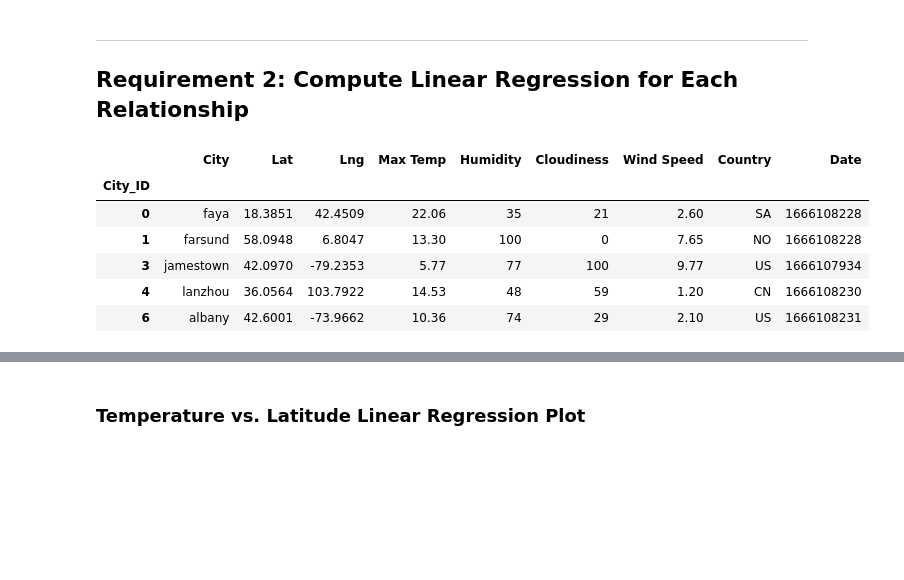
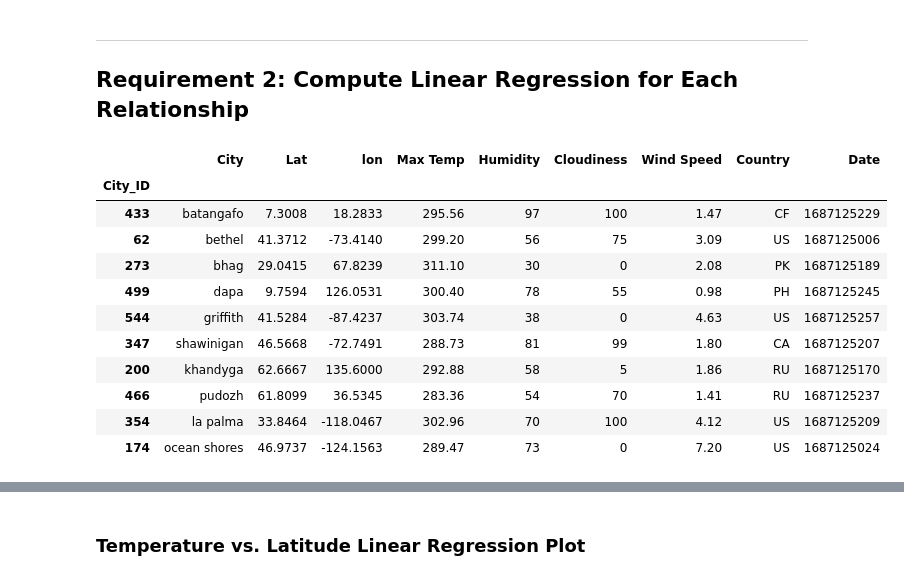
Before and after one commit to kendraliu/Python-API-Challenge-Weather-and-Vacation-Planner, a Jupyter notebook: WeatherPy.ipynb, the cells around one changed output, grey strips where cells are left out. Cells and saved outputs as stored; diff of their text form; code cells hidden in the pictures; blank space fills up the shorter version.

```diff
--- a/WeatherPy.ipynb
+++ b/WeatherPy.ipynb
@@ -264,6 +264,6 @@ city_data_df.to_csv("output_data/cities.csv", index_label="City_ID")
 # %%
 # Read saved data
-city_data_df = pd.read_csv("output_data/cities.csv", index_col="City_ID")
+city_data_df = pd.read_csv("Output Data/cities.csv", index_col="City_ID")
 
 # Display sample data
 city_data_df.head()
@@ -351,16 +371,21 @@ plt.show()
 # %%
 # Create a DataFrame with the Northern Hemisphere data (Latitude >= 0)
-# YOUR CODE HERE
+northern_hemi_df = city_data_df[city_data_df["Lat"] >= 0]
 
 # Display sample data
-northern_hemi_df.head()
+northern_hemi_df.sample(10)
 # %% [output]
-|  | City | Lat | Lng | Max Temp | Humidity | Cloudiness | Wind Speed | Country | Date |
+|  | City | Lat | lon | Max Temp | Humidity | Cloudiness | Wind Speed | Country | Date |
 | City_ID |  |  |  |  |  |  |  |  |  |
-| 0 | faya | 18.3851 | 42.4509 | 22.06 | 35 | 21 | 2.60 | SA | 1666108228 |
-| 1 | farsund | 58.0948 | 6.8047 | 13.30 | 100 | 0 | 7.65 | NO | 1666108228 |
-| 3 | jamestown | 42.0970 | -79.2353 | 5.77 | 77 | 100 | 9.77 | US | 1666107934 |
-| 4 | lanzhou | 36.0564 | 103.7922 | 14.53 | 48 | 59 | 1.20 | CN | 1666108230 |
-| 6 | albany | 42.6001 | -73.9662 | 10.36 | 74 | 29 | 2.10 | US | 1666108231 |
+| 433 | batangafo | 7.3008 | 18.2833 | 295.56 | 97 | 100 | 1.47 | CF | 1687125229 |
+| 62 | bethel | 41.3712 | -73.4140 | 299.20 | 56 | 75 | 3.09 | US | 1687125006 |
+| 273 | bhag | 29.0415 | 67.8239 | 311.10 | 30 | 0 | 2.08 | PK | 1687125189 |
+| 499 | dapa | 9.7594 | 126.0531 | 300.40 | 78 | 55 | 0.98 | PH | 1687125245 |
+| 544 | griffith | 41.5284 | -87.4237 | 303.74 | 38 | 0 | 4.63 | US | 1687125257 |
+| 347 | shawinigan | 46.5668 | -72.7491 | 288.73 | 81 | 99 | 1.80 | CA | 1687125207 |
+| 200 | khandyga | 62.6667 | 135.6000 | 292.88 | 58 | 5 | 1.86 | RU | 1687125170 |
+| 466 | pudozh | 61.8099 | 36.5345 | 283.36 | 54 | 70 | 1.41 | RU | 1687125237 |
+| 354 | la palma | 33.8464 | -118.0467 | 302.96 | 70 | 100 | 4.12 | US | 1687125209 |
+| 174 | ocean shores | 46.9737 | -124.1563 | 289.47 | 73 | 0 | 7.20 | US | 1687125024 |
 # %%
 # Create a DataFrame with the Southern Hemisphere data (Latitude < 0)
```
Also changed, not shown: parts of 36 cells of this notebook, 6 other files.
